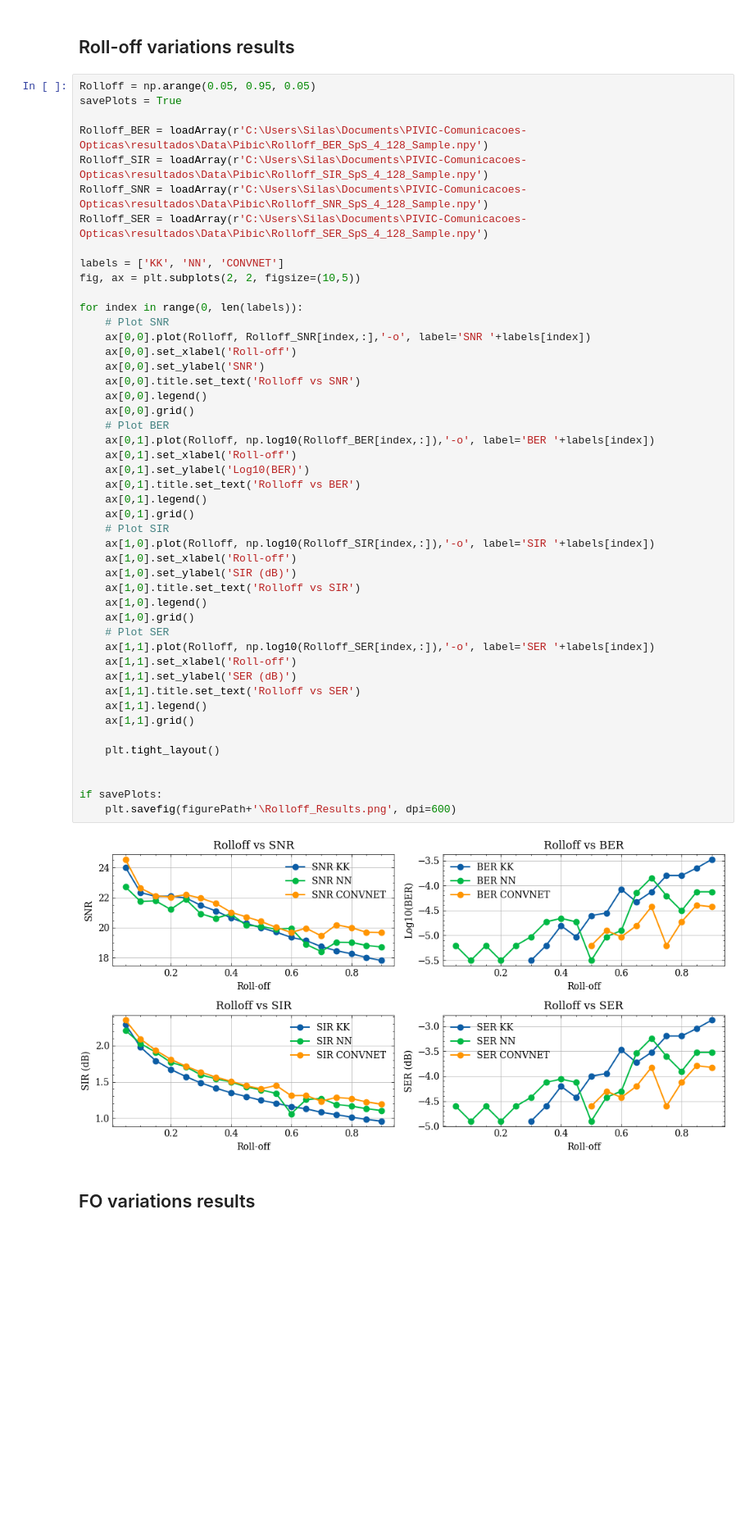
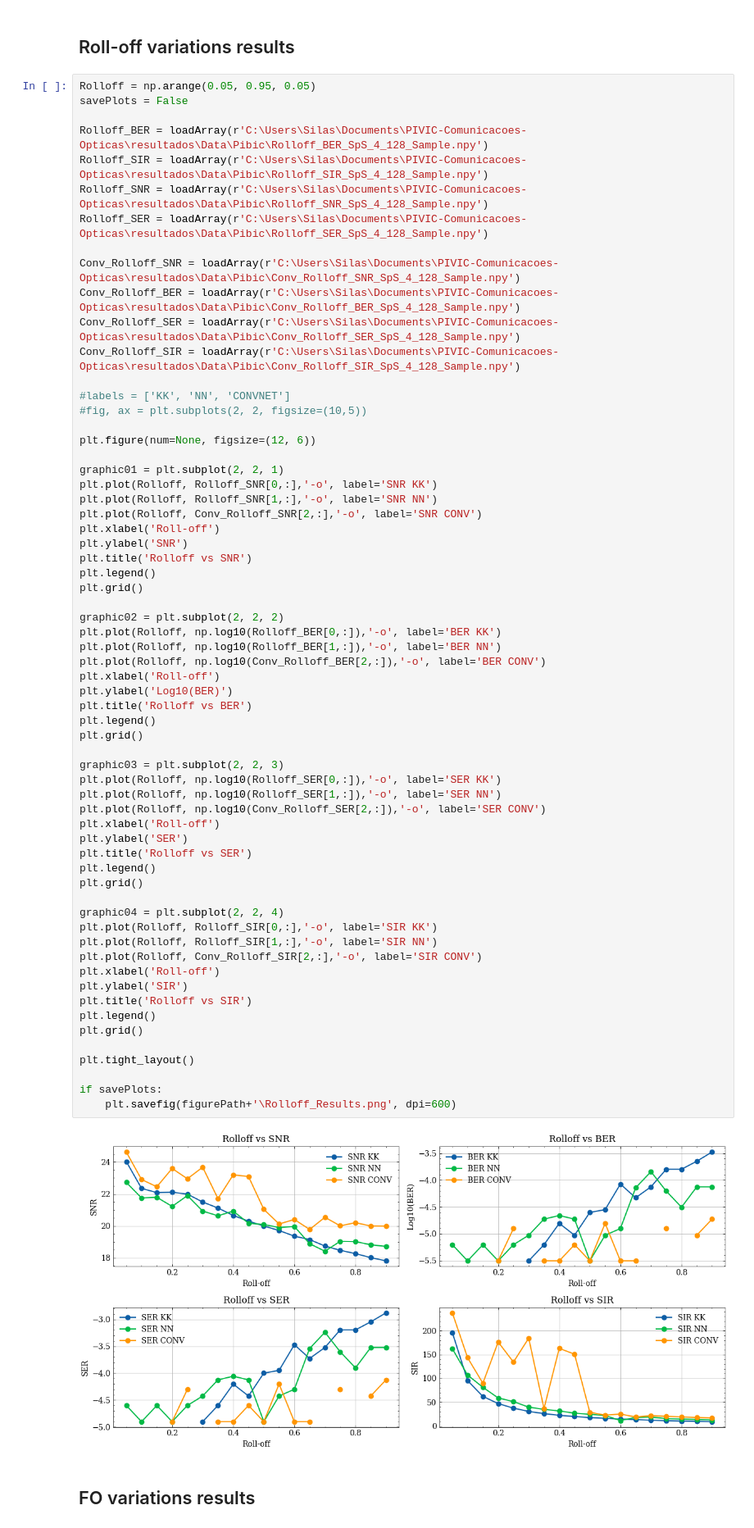
Before and after one commit to silasabs/PIVIC-PIBIC-Comunicacoes-Opticas, a Jupyter notebook: jupyter notebooks/Pibic_Results_PhaseRetrieval.ipynb, the cells around one changed output. Shown at 82% size. Cells and saved outputs as stored; diff of their text form; blank space fills up the shorter version.

```diff
--- a/jupyter notebooks/Pibic_Results_PhaseRetrieval.ipynb
+++ b/jupyter notebooks/Pibic_Results_PhaseRetrieval.ipynb
@@ -76,52 +76,68 @@ if savePlots:
 ## Roll-off variations results
 # %%
 Rolloff = np.arange(0.05, 0.95, 0.05)
-savePlots = True
+savePlots = False
 
 Rolloff_BER = loadArray(r'C:\Users\Silas\Documents\PIVIC-Comunicacoes-Opticas\resultados\Data\Pibic\Rolloff_BER_SpS_4_128_Sample.npy')
 Rolloff_SIR = loadArray(r'C:\Users\Silas\Documents\PIVIC-Comunicacoes-Opticas\resultados\Data\Pibic\Rolloff_SIR_SpS_4_128_Sample.npy')
 Rolloff_SNR = loadArray(r'C:\Users\Silas\Documents\PIVIC-Comunicacoes-Opticas\resultados\Data\Pibic\Rolloff_SNR_SpS_4_128_Sample.npy')
 Rolloff_SER = loadArray(r'C:\Users\Silas\Documents\PIVIC-Comunicacoes-Opticas\resultados\Data\Pibic\Rolloff_SER_SpS_4_128_Sample.npy')
 
-labels = ['KK', 'NN', 'CONVNET']
-fig, ax = plt.subplots(2, 2, figsize=(10,5))
+Conv_Rolloff_SNR = loadArray(r'C:\Users\Silas\Documents\PIVIC-Comunicacoes-Opticas\resultados\Data\Pibic\Conv_Rolloff_SNR_SpS_4_128_Sample.npy')
+Conv_Rolloff_BER = loadArray(r'C:\Users\Silas\Documents\PIVIC-Comunicacoes-Opticas\resultados\Data\Pibic\Conv_Rolloff_BER_SpS_4_128_Sample.npy')
+Conv_Rolloff_SER = loadArray(r'C:\Users\Silas\Documents\PIVIC-Comunicacoes-Opticas\resultados\Data\Pibic\Conv_Rolloff_SER_SpS_4_128_Sample.npy')
+Conv_Rolloff_SIR = loadArray(r'C:\Users\Silas\Documents\PIVIC-Comunicacoes-Opticas\resultados\Data\Pibic\Conv_Rolloff_SIR_SpS_4_128_Sample.npy')
 
-for index in range(0, len(labels)):
-    # Plot SNR
-    ax[0,0].plot(Rolloff, Rolloff_SNR[index,:],'-o', label='SNR '+labels[index])
-    ax[0,0].set_xlabel('Roll-off')
-    ax[0,0].set_ylabel('SNR')
-    ax[0,0].title.set_text('Rolloff vs SNR')
-    ax[0,0].legend()
-    ax[0,0].grid()
-    # Plot BER
-    ax[0,1].plot(Rolloff, np.log10(Rolloff_BER[index,:]),'-o', label='BER '+labels[index])
-    ax[0,1].set_xlabel('Roll-off')
-    ax[0,1].set_ylabel('Log10(BER)')
-    ax[0,1].title.set_text('Rolloff vs BER')
-    ax[0,1].legend()
-    ax[0,1].grid()
-    # Plot SIR
-    ax[1,0].plot(Rolloff, np.log10(Rolloff_SIR[index,:]),'-o', label='SIR '+labels[index])
-    ax[1,0].set_xlabel('Roll-off')
-    ax[1,0].set_ylabel('SIR (dB)')
-    ax[1,0].title.set_text('Rolloff vs SIR')
-    ax[1,0].legend()
-    ax[1,0].grid()
-    # Plot SER
-    ax[1,1].plot(Rolloff, np.log10(Rolloff_SER[index,:]),'-o', label='SER '+labels[index])
-    ax[1,1].set_xlabel('Roll-off')
-    ax[1,1].set_ylabel('SER (dB)')
-    ax[1,1].title.set_text('Rolloff vs SER')
-    ax[1,1].legend()
-    ax[1,1].grid()
+#labels = ['KK', 'NN', 'CONVNET']
+#fig, ax = plt.subplots(2, 2, figsize=(10,5))
 
-    plt.tight_layout()
+plt.figure(num=None, figsize=(12, 6))
 
+graphic01 = plt.subplot(2, 2, 1)
+plt.plot(Rolloff, Rolloff_SNR[0,:],'-o', label='SNR KK')
+plt.plot(Rolloff, Rolloff_SNR[1,:],'-o', label='SNR NN')
+plt.plot(Rolloff, Conv_Rolloff_SNR[2,:],'-o', label='SNR CONV')
+plt.xlabel('Roll-off')
+plt.ylabel('SNR')
+plt.title('Rolloff vs SNR')
+plt.legend()
+plt.grid()
+
+graphic02 = plt.subplot(2, 2, 2)
+plt.plot(Rolloff, np.log10(Rolloff_BER[0,:]),'-o', label='BER KK')
+plt.plot(Rolloff, np.log10(Rolloff_BER[1,:]),'-o', label='BER NN')
+plt.plot(Rolloff, np.log10(Conv_Rolloff_BER[2,:]),'-o', label='BER CONV')
+plt.xlabel('Roll-off')
+plt.ylabel('Log10(BER)')
+plt.title('Rolloff vs BER')
+plt.legend()
+plt.grid()
+
+graphic03 = plt.subplot(2, 2, 3)
+plt.plot(Rolloff, np.log10(Rolloff_SER[0,:]),'-o', label='SER KK')
+plt.plot(Rolloff, np.log10(Rolloff_SER[1,:]),'-o', label='SER NN')
+plt.plot(Rolloff, np.log10(Conv_Rolloff_SER[2,:]),'-o', label='SER CONV')
+plt.xlabel('Roll-off')
+plt.ylabel('SER')
+plt.title('Rolloff vs SER')
+plt.legend()
+plt.grid()
+
+graphic04 = plt.subplot(2, 2, 4)
+plt.plot(Rolloff, Rolloff_SIR[0,:],'-o', label='SIR KK')
+plt.plot(Rolloff, Rolloff_SIR[1,:],'-o', label='SIR NN')
+plt.plot(Rolloff, Conv_Rolloff_SIR[2,:],'-o', label='SIR CONV')
+plt.xlabel('Roll-off')
+plt.ylabel('SIR')
+plt.title('Rolloff vs SIR')
+plt.legend()
+plt.grid()
+
+plt.tight_layout()
 
 if savePlots:
     plt.savefig(figurePath+'\Rolloff_Results.png', dpi=600)
 # %% [output]
-[figure, old version]
+[figure, new version]
 # %% [markdown]
 ## FO variations results
```
Also changed, not shown: parts of 3 cells of this notebook.
